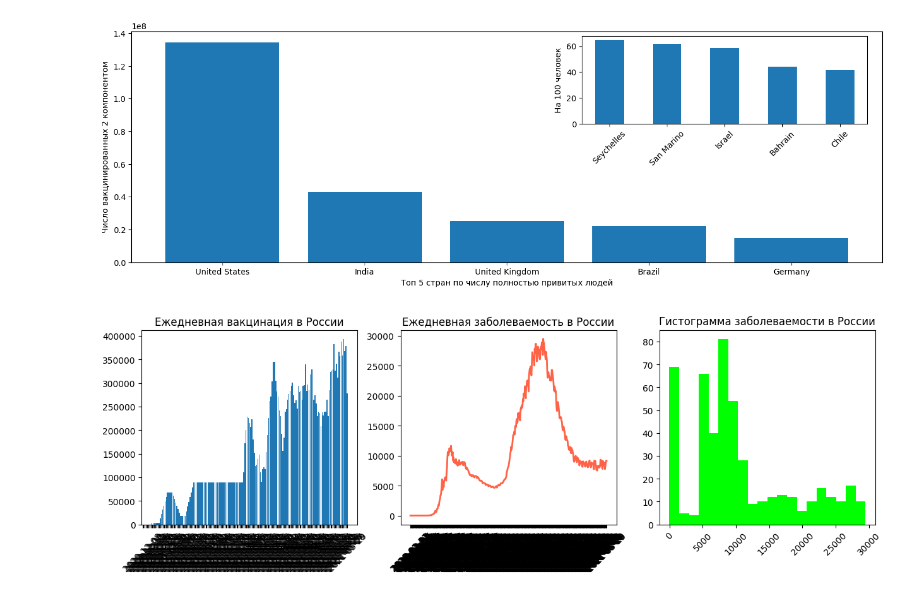
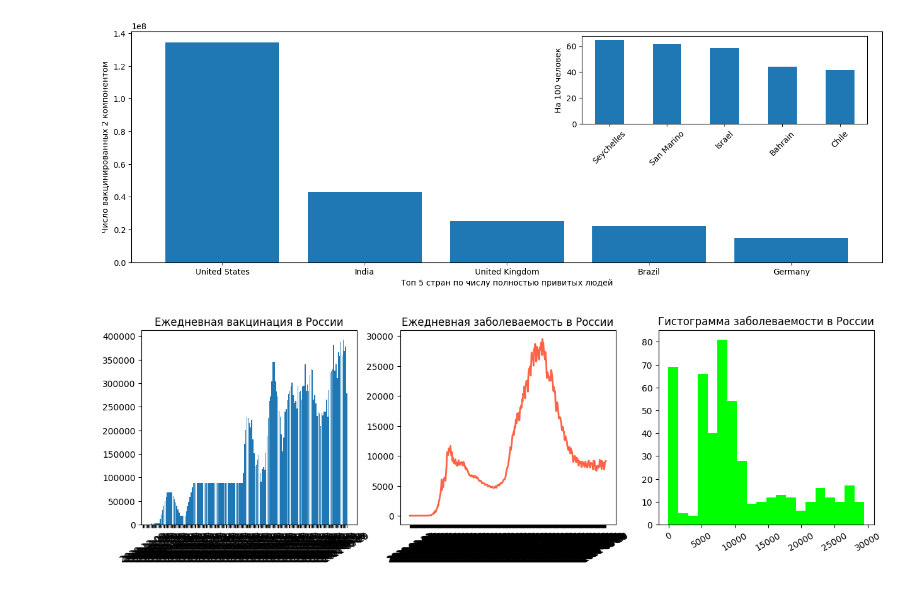
Before and after one commit to andrey-mat/data_science, a Jupyter notebook: PY-13-Визуализация данных/matplotlib.ipynb, the cells around one changed output. Saved outputs shown, nothing was run; the diff lists cells and outputs as text; code cells hidden in the pictures.

```diff
--- a/PY-13-Визуализация данных/matplotlib.ipynb
+++ b/PY-13-Визуализация данных/matplotlib.ipynb
@@ -183,32 +183,32 @@ insert_axes.xaxis.set_tick_params(rotation=45)
 # %%
 russia_data = covid_df[covid_df['country'] == 'Russia']
 fig, axes = plt.subplots(nrows=1, ncols=3, figsize=(15, 4))
 
 axes[0].bar(
     x=russia_data['date'],
     height=russia_data['daily_vaccinations'],
     label='Число вакцинированных'
 )
 axes[0].set_title('Ежедневная вакцинация в России')
-axes[0].xaxis.set_tick_params(rotation=45)
+axes[0].xaxis.set_tick_params(rotation=30)
 
 axes[1].plot(
     russia_data['date'],
     russia_data['daily_confirmed'],
     label='Число заболевших',
     color='tomato',
     lw=2
 )
 axes[1].set_title('Ежедневная заболеваемость в России')
-axes[1].xaxis.set_tick_params(rotation=45)
+axes[1].xaxis.set_tick_params(rotation=30)
 
 axes[2].hist(
     x=russia_data['daily_confirmed'],
     label='Число заболевших',
     color='lime',
     bins=20
 )
 axes[2].set_title('Гистограмма заболеваемости в России')
-axes[2].xaxis.set_tick_params(rotation=45)
+axes[2].xaxis.set_tick_params(rotation=30)
 # %% [output]
-[figure, old version]
+[figure, new version]
```
Also changed, not shown: 37 other files.
